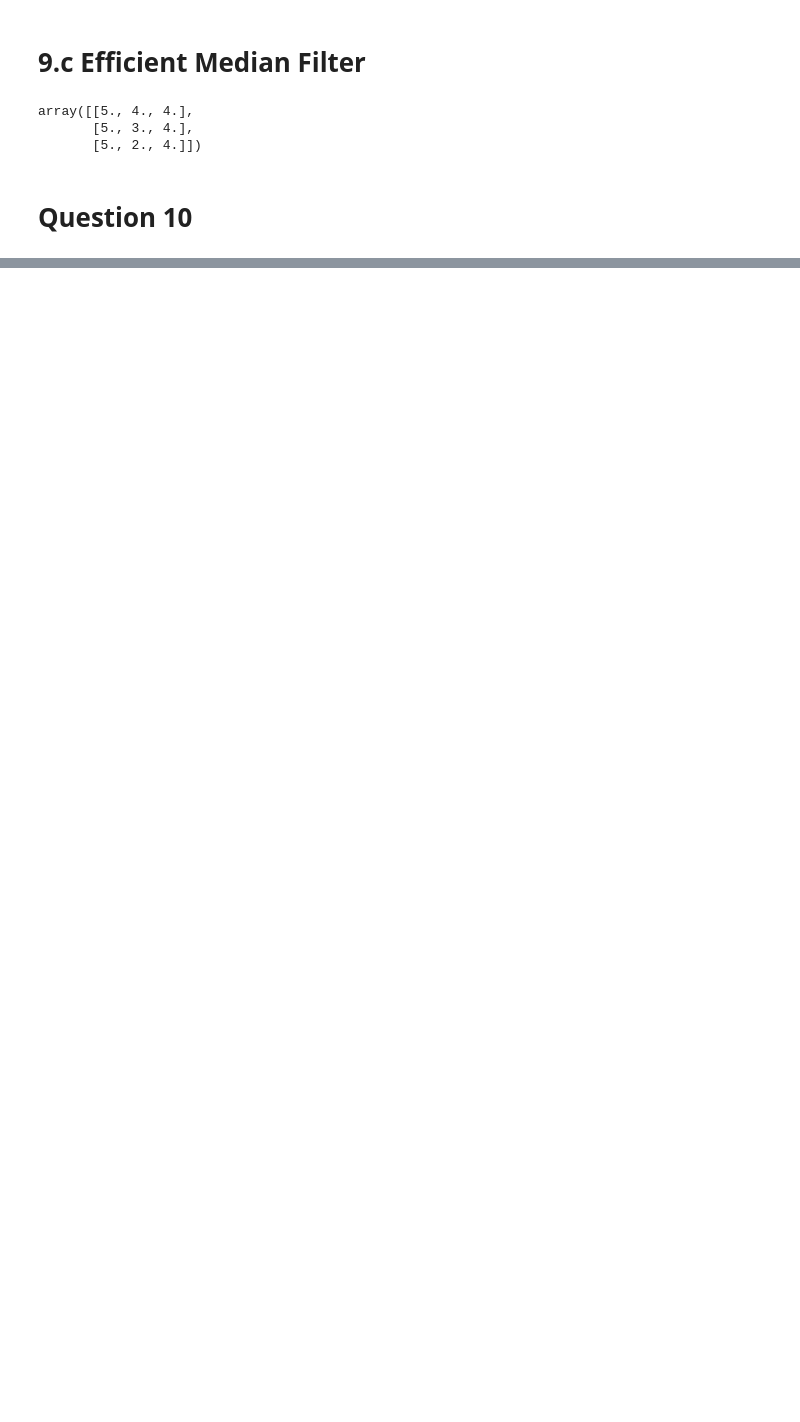
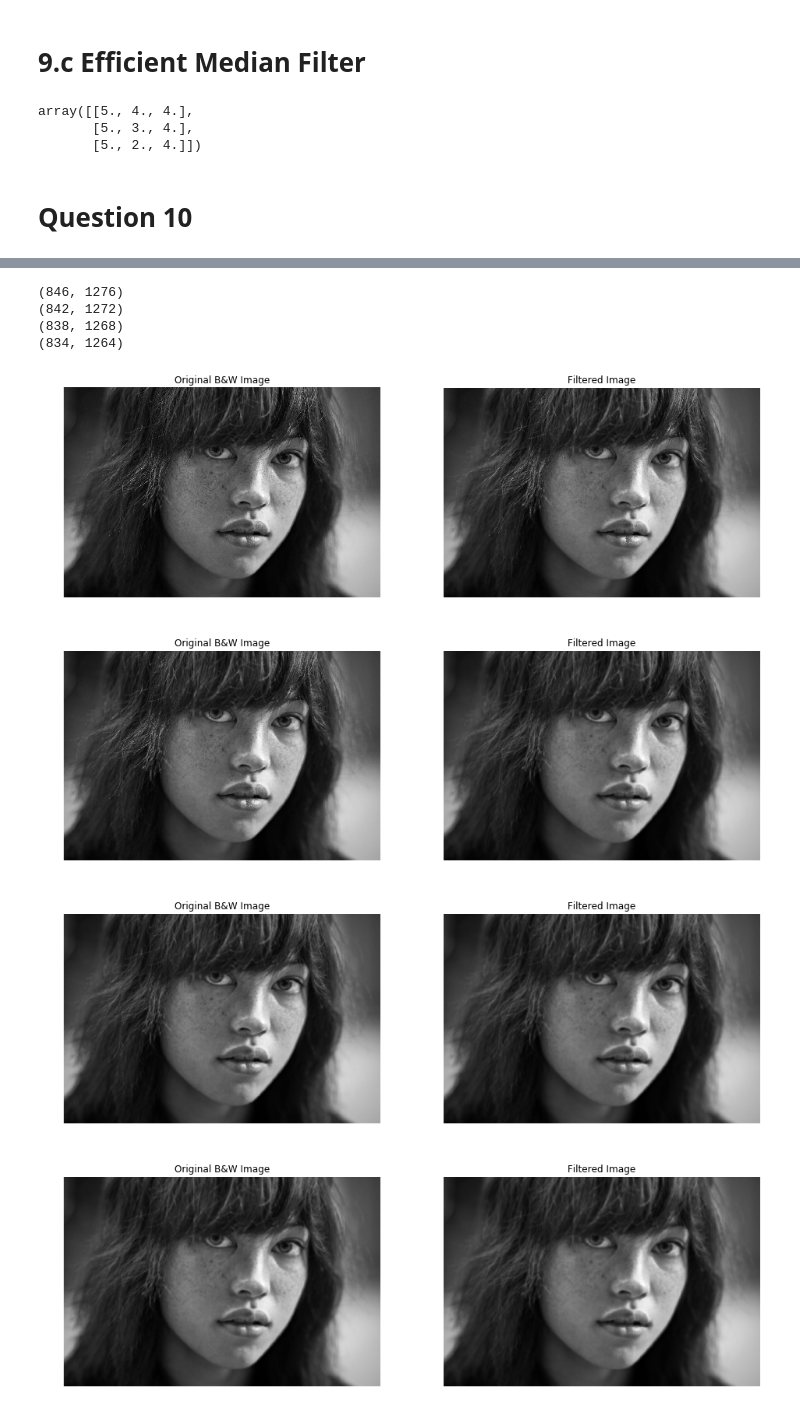
Before and after one commit to shubhMaheshwari/Assignment, a Jupyter notebook: DIP/Assignment2/Report.ipynb, the cells around one changed output, grey strips where cells are left out. Saved outputs shown, nothing was run; the diff lists cells and outputs as text; code cells hidden in the pictures; blank space fills up the shorter version.

```diff
--- a/DIP/Assignment2/Report.ipynb
+++ b/DIP/Assignment2/Report.ipynb
@@ -383,0 +374,52 @@ plt.imshow(median_filter(im,21),cmap='gray')
+# %%
+def bilinear_filter(im,k=5,ad=2,ar=2):
+    w,h = im.shape
+    view_shape = tuple(np.subtract(im.shape, (k,k)) + 1) + (k,k)
+
+    # Create a gausian filter
+    g_x,g_y = np.meshgrid(np.linspace(-(k//2),(k//2),k),np.linspace(-(k//2),(k//2),k))
+    domain_kernel = np.exp(-(g_x**2 + g_y**2)/(2*(ad**2)))
+
+    strd = np.lib.stride_tricks.as_strided
+    subM = strd(im, shape = view_shape, strides = im.strides * 2)
+
+    range_kernel = subM -subM[:,:,k//2,k//2][:,:,np.newaxis,np.newaxis]
+
+
+    range_kernel = np.exp(-range_kernel/(2*ar**2))
+    kernel = range_kernel * domain_kernel
+
+    filtered_im = np.sum(kernel*subM,axis=(2,3))/np.sum(kernel,axis=(2,3))
+    return filtered_im
+# %%
+def run_filters(path,k=5,ad=5,ar=30,it=4,verbose=True):
+    im = Image.open(path).convert('L')
+    # im = im.resize((400,400))
+    im = np.array(im)
+    for i in range(it):
+        filtered_im = bilinear_filter(im,k=k,ad=ad,ar=ad)
+        if verbose:
+            fig = plt.figure(figsize=(16,16))
+            ax1 = fig.add_subplot(1,2,1)
+            ax1.imshow(im, cmap='gray')
+            ax1.axis('off')
+            ax1.set_title('Original B&W Image')
+
+            ax2 = fig.add_subplot(1,2,2)
+            ax2.imshow(filtered_im, cmap='gray')
+            ax2.axis('off')
+            ax2.set_title('Filtered Image')
+            print(filtered_im.shape)
+            im = filtered_im
+    return filtered_im
+# %%
+x = run_filters('./input_data/face.jpg')
+# %% [output]
+(846, 1276)
+(842, 1272)
+(838, 1268)
+(834, 1264)
+[figure, added]
+[figure, added]
+[figure, added]
+[figure, added]
```
Also changed, not shown: parts of 23 cells of this notebook, 9 other files.
